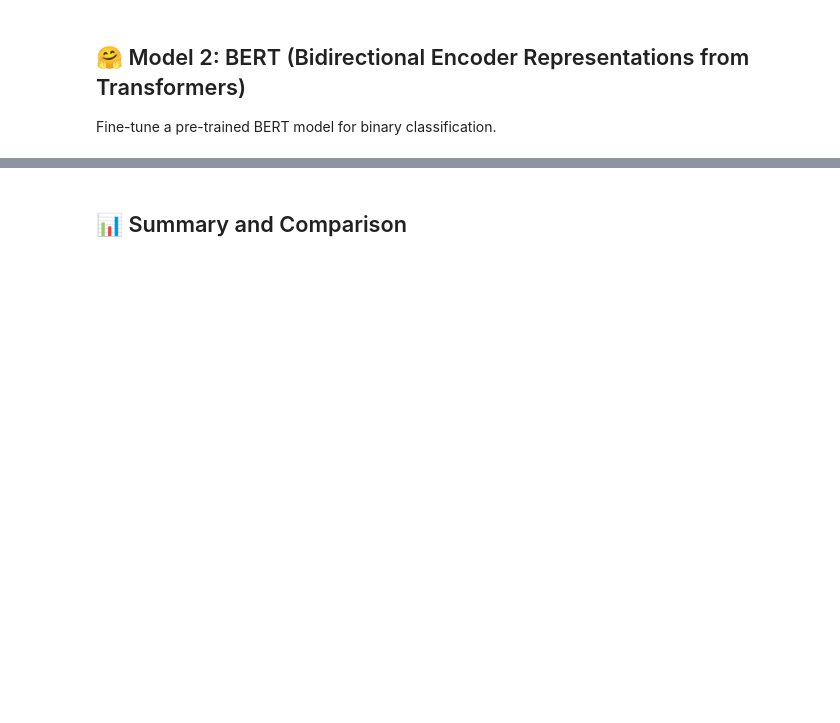
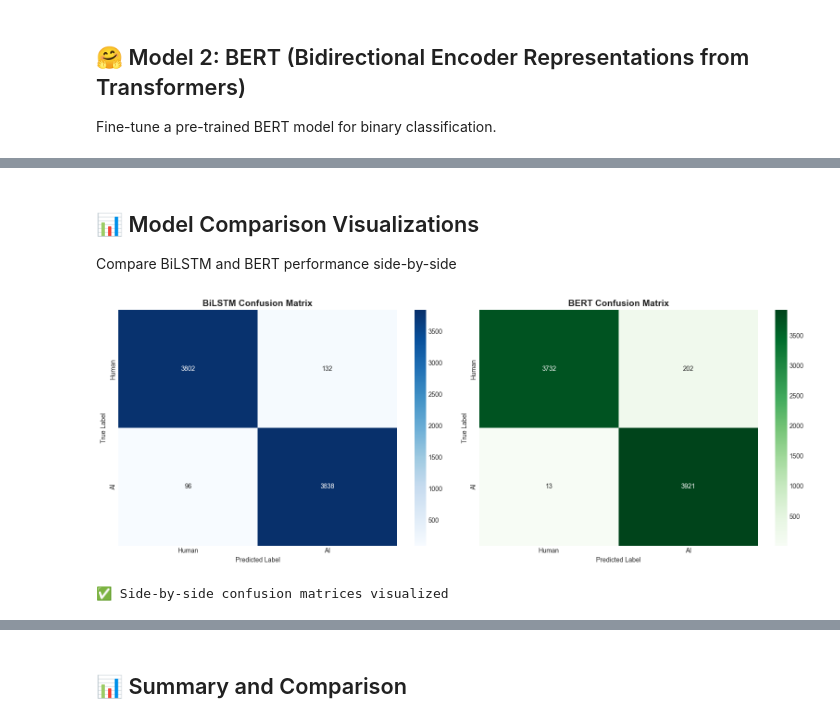
Before and after one commit to Huzaifanasir95/Human-vs-AI-Classifier, a Jupyter notebook: notebooks/05_deep_learning_models.ipynb, the cells around one changed output, grey strips where cells are left out. Cells and saved outputs as stored; diff of their text form; code cells hidden in the pictures; blank space fills up the shorter version.

```diff
--- a/notebooks/05_deep_learning_models.ipynb
+++ b/notebooks/05_deep_learning_models.ipynb
@@ -595,0 +827,29 @@ print(cm)
+# %% [markdown]
+## 📊 Model Comparison Visualizations
+
+Compare BiLSTM and BERT performance side-by-side
+# %%
+# Compare confusion matrices side by side
+fig, axes = plt.subplots(1, 2, figsize=(16, 6))
+
+# BiLSTM confusion matrix
+sns.heatmap(cm_bilstm, annot=True, fmt='d', cmap='Blues', cbar=True, ax=axes[0],
+            xticklabels=['Human', 'AI'], yticklabels=['Human', 'AI'])
+axes[0].set_title('BiLSTM Confusion Matrix', fontsize=14, fontweight='bold')
+axes[0].set_ylabel('True Label')
+axes[0].set_xlabel('Predicted Label')
+
+# BERT confusion matrix
+sns.heatmap(cm, annot=True, fmt='d', cmap='Greens', cbar=True, ax=axes[1],
+            xticklabels=['Human', 'AI'], yticklabels=['Human', 'AI'])
+axes[1].set_title('BERT Confusion Matrix', fontsize=14, fontweight='bold')
+axes[1].set_ylabel('True Label')
+axes[1].set_xlabel('Predicted Label')
+
+plt.tight_layout()
+plt.show()
+
+print("✅ Side-by-side confusion matrices visualized")
+# %% [output]
+[figure, added]
+✅ Side-by-side confusion matrices visualized
```
Also changed, not shown: parts of 26 cells of this notebook, 3 other files.
